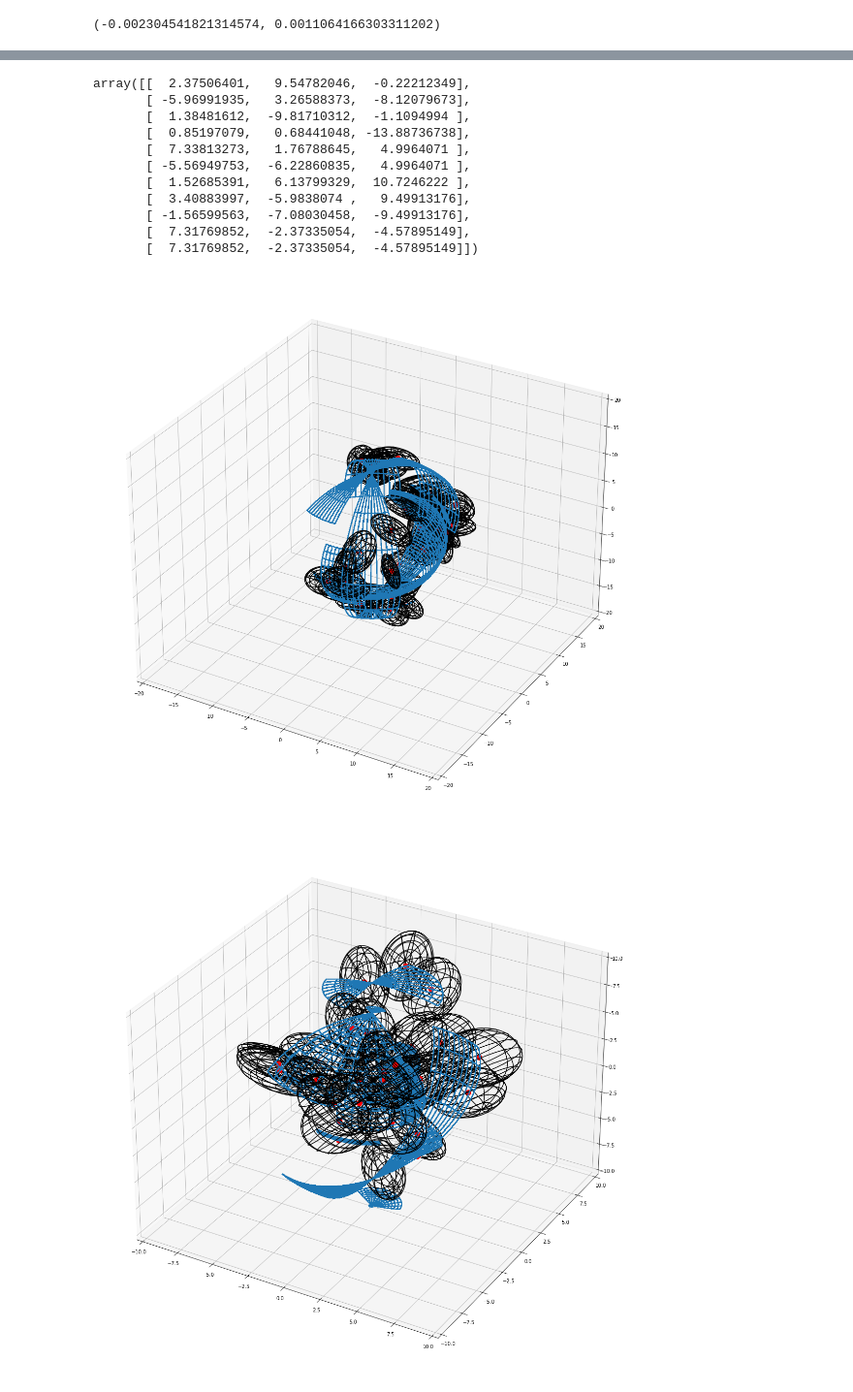
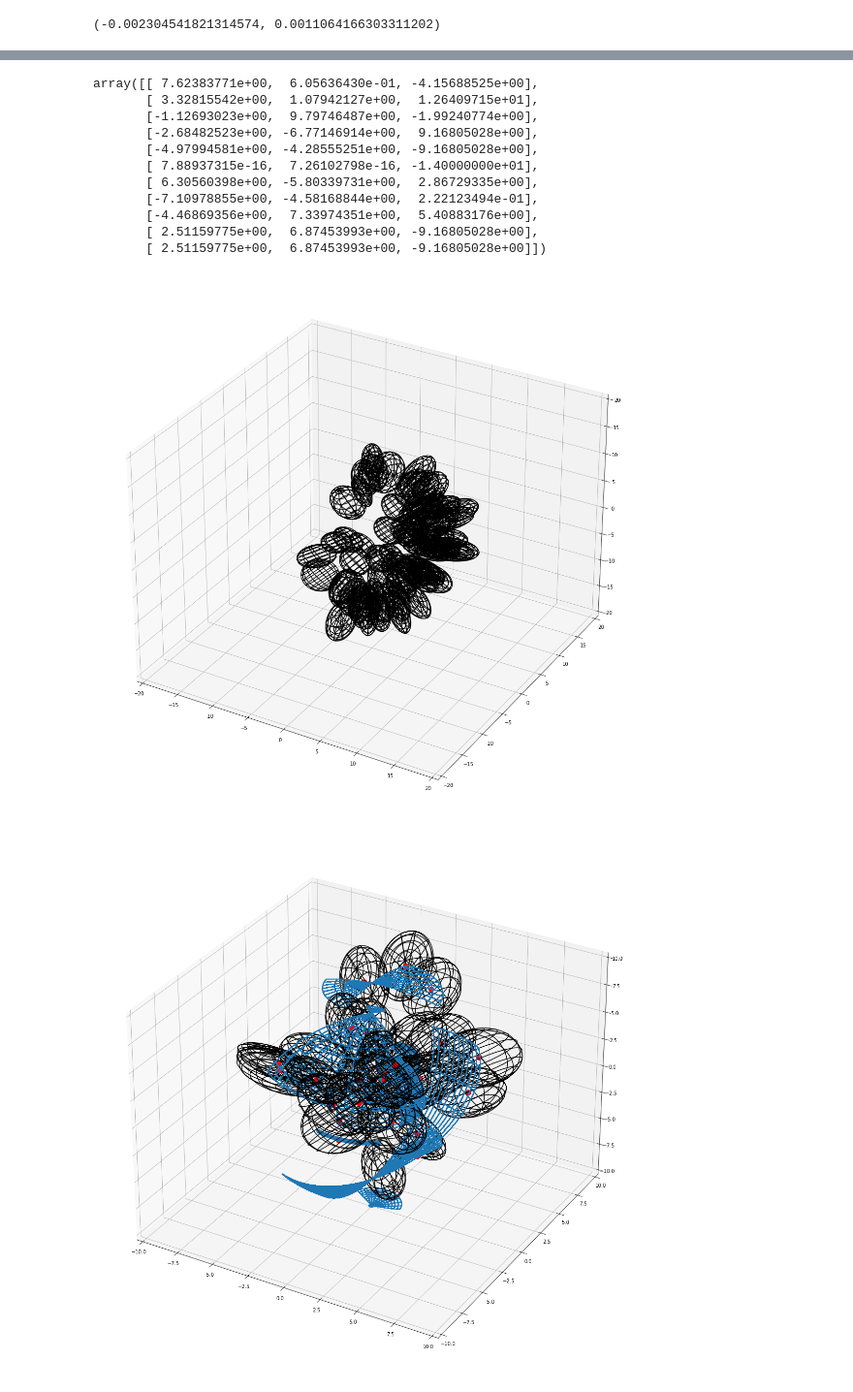
Before and after one commit to YasuThompson/managing_grape_datasets, a Jupyter notebook: grape_whole_bunch.ipynb, the cells around one changed output, grey strips where cells are left out. Shown at 97% size. Cells and saved outputs as stored; diff of their text form; code cells hidden in the pictures.

```diff
--- a/grape_whole_bunch.ipynb
+++ b/grape_whole_bunch.ipynb
@@ -359,8 +359,8 @@ def make_grape_stem(number_of_random_points, interval):
 
     return random_normal_coordinates, x, y, z
 # %%
-number_of_random_points = 10
-interval = 9
+number_of_random_points = 20
+interval = 6
 small_bunch_list, x, y, z = make_grape_stem(number_of_random_points, interval)
 ellipsoid_stem = ellipsoid(if_draw=True)
 ellipsoid_stem.draw_film(x, y, z, small_bunch_list)
@@ -370,41 +370,41 @@ ellipsoid_stem.show()
 # %%
 small_bunch_list
 # %% [output]
-array([[  2.37506401,   9.54782046,  -0.22212349],
-       [ -5.96991935,   3.26588373,  -8.12079673],
-       [  1.38481612,  -9.81710312,  -1.1094994 ],
-       [  0.85197079,   0.68441048, -13.88736738],
-       [  7.33813273,   1.76788645,   4.9964071 ],
-       [ -5.56949753,  -6.22860835,   4.9964071 ],
-       [  1.52685391,   6.13799329,  10.7246222 ],
-       [  3.40883997,  -5.9838074 ,   9.49913176],
-       [ -1.56599563,  -7.08030458,  -9.49913176],
-       [  7.31769852,  -2.37335054,  -4.57895149],
-       [  7.31769852,  -2.37335054,  -4.57895149]])
+array([[ 7.62383771e+00,  6.05636430e-01, -4.15688525e+00],
+       [ 3.32815542e+00,  1.07942127e+00,  1.26409715e+01],
+       [-1.12693023e+00,  9.79746487e+00, -1.99240774e+00],
+       [-2.68482523e+00, -6.77146914e+00,  9.16805028e+00],
+       [-4.97994581e+00, -4.28555251e+00, -9.16805028e+00],
+       [ 7.88937315e-16,  7.26102798e-16, -1.40000000e+01],
+       [ 6.30560398e+00, -5.80339731e+00,  2.86729335e+00],
+       [-7.10978855e+00, -4.58168844e+00,  2.22123494e-01],
+       [-4.46869356e+00,  7.33974351e+00,  5.40883176e+00],
+       [ 2.51159775e+00,  6.87453993e+00, -9.16805028e+00],
+       [ 2.51159775e+00,  6.87453993e+00, -9.16805028e+00]])
 # %%
 ellipsoid_test = ellipsoid(if_draw=True)
 
 
 for j in range(small_bunch_list.shape[0]-1):
     alpha, beta = np.random.normal(0, 1, 2)
     number_of_random_points = 5
-    interval = 2
+    interval = 5
     random_normal_coordinates, x, y, z = make_small_grape_bunch(small_bunch_list[j], alpha, beta, number_of_random_points, interval)
 
 
     for i in range(len(random_normal_coordinates)-1):
-        start_point = small_bunch_list[j]
+        start_point = np.zeros(3)
         center_of_piece = np.array([random_normal_coordinates[i]])
         unit_ellipsoid_axes, radius_list = grape_piece_moment(start_point, center_of_piece)
         ellipsoid_test.draw_ellipsoid(unit_ellipsoid_axes, radius_list, center_of_piece)
         #ellipsoid_test.draw_film(x, y, z, random_normal_coordinates)
 
-    ellipsoid_test.draw_film(x, y, z, random_normal_coordinates)
+    #ellipsoid_test.draw_film(x, y, z, random_normal_coordinates)
 
 grid_range = 20
 ellipsoid_test.show(grid_range)
 # %% [output]
-[figure, old version]
+[figure, new version]
 # %%
 ellipsoid_test = ellipsoid(if_draw=True)
 
```
Also changed, not shown: parts of 7 cells of this notebook.
